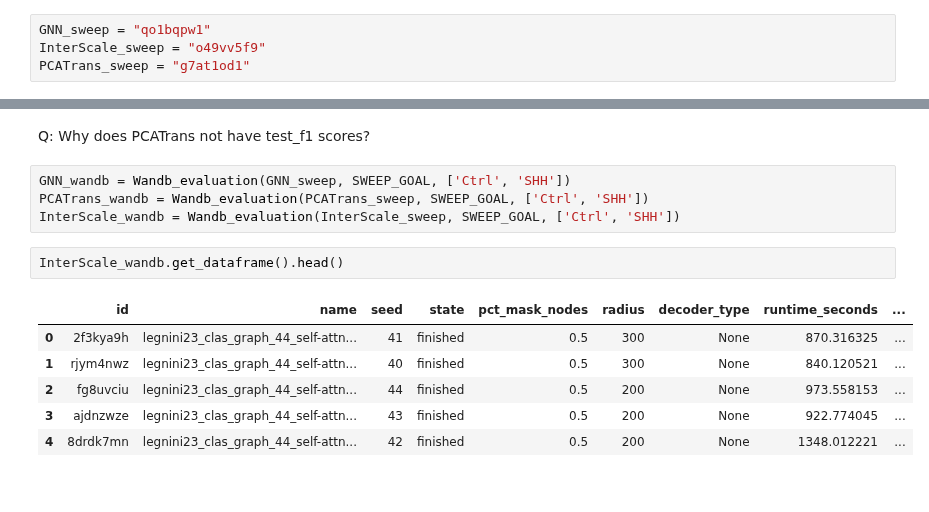
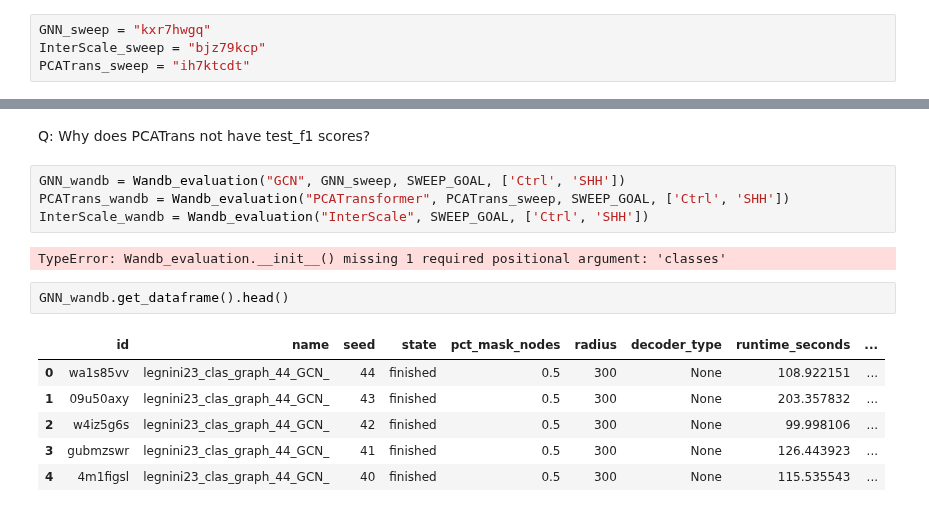
Before and after one commit to theislab/InterScale_reproducibility, a Jupyter notebook: notebooks/legnini_23/Graph_class.ipynb, the cells around one changed output, grey strips where cells are left out. Saved outputs shown, nothing was run; the diff lists cells and outputs as text.

```diff
--- a/notebooks/legnini_23/Graph_class.ipynb
+++ b/notebooks/legnini_23/Graph_class.ipynb
@@ -35,9 +35,9 @@ wandb: Currently logged in as: francesca-drummer. Use `wandb login --relogin` to
 # %% [markdown]
 ## Load WandB IDs
 # %%
-GNN_sweep = "qo1bqpw1"
-InterScale_sweep = "o49vv5f9"
-PCATrans_sweep = "g7at1od1"
+GNN_sweep = "kxr7hwgq"
+InterScale_sweep = "bjz79kcp"
+PCATrans_sweep = "ih7ktcdt"
 # %% [markdown]
 ## Graph Classification performance
 # %%
@@ -45,16 +45,18 @@ SWEEP_GOAL = 'robustness'
 # %% [markdown]
 Q: Why does PCATrans not have test_f1 scores?
 # %%
-GNN_wandb = Wandb_evaluation(GNN_sweep, SWEEP_GOAL, ['Ctrl', 'SHH'])
-PCATrans_wandb = Wandb_evaluation(PCATrans_sweep, SWEEP_GOAL, ['Ctrl', 'SHH'])
-InterScale_wandb = Wandb_evaluation(InterScale_sweep, SWEEP_GOAL, ['Ctrl', 'SHH'])
+GNN_wandb = Wandb_evaluation("GCN", GNN_sweep, SWEEP_GOAL, ['Ctrl', 'SHH'])
+PCATrans_wandb = Wandb_evaluation("PCATransformer", PCATrans_sweep, SWEEP_GOAL, ['Ctrl', 'SHH'])
+InterScale_wandb = Wandb_evaluation("InterScale", SWEEP_GOAL, ['Ctrl', 'SHH'])
+# %% [output]
+TypeError: Wandb_evaluation.__init__() missing 1 required positional argument: 'classes'
 # %%
-InterScale_wandb.get_dataframe().head()
+GNN_wandb.get_dataframe().head()
 # %% [output]
 |  | id | name | seed | state | pct_mask_nodes | radius | decoder_type | runtime_seconds | ... |
-| 0 | 2f3kya9h | legnini23_clas_graph_44_self-attn... | 41 | finished | 0.5 | 300 | None | 870.316325 | ... |
-| 1 | rjym4nwz | legnini23_clas_graph_44_self-attn... | 40 | finished | 0.5 | 300 | None | 840.120521 | ... |
-| 2 | fg8uvciu | legnini23_clas_graph_44_self-attn... | 44 | finished | 0.5 | 200 | None | 973.558153 | ... |
-| 3 | ajdnzwze | legnini23_clas_graph_44_self-attn... | 43 | finished | 0.5 | 200 | None | 922.774045 | ... |
-| 4 | 8drdk7mn | legnini23_clas_graph_44_self-attn... | 42 | finished | 0.5 | 200 | None | 1348.012221 | ... |
+| 0 | wa1s85vv | legnini23_clas_graph_44_GCN_ | 44 | finished | 0.5 | 300 | None | 108.922151 | ... |
+| 1 | 09u50axy | legnini23_clas_graph_44_GCN_ | 43 | finished | 0.5 | 300 | None | 203.357832 | ... |
+| 2 | w4iz5g6s | legnini23_clas_graph_44_GCN_ | 42 | finished | 0.5 | 300 | None | 99.998106 | ... |
+| 3 | gubmzswr | legnini23_clas_graph_44_GCN_ | 41 | finished | 0.5 | 300 | None | 126.443923 | ... |
+| 4 | 4m1figsl | legnini23_clas_graph_44_GCN_ | 40 | finished | 0.5 | 300 | None | 115.535543 | ... |
 # %%
```
Also changed, not shown: parts of 9 cells of this notebook, 7 other files.
